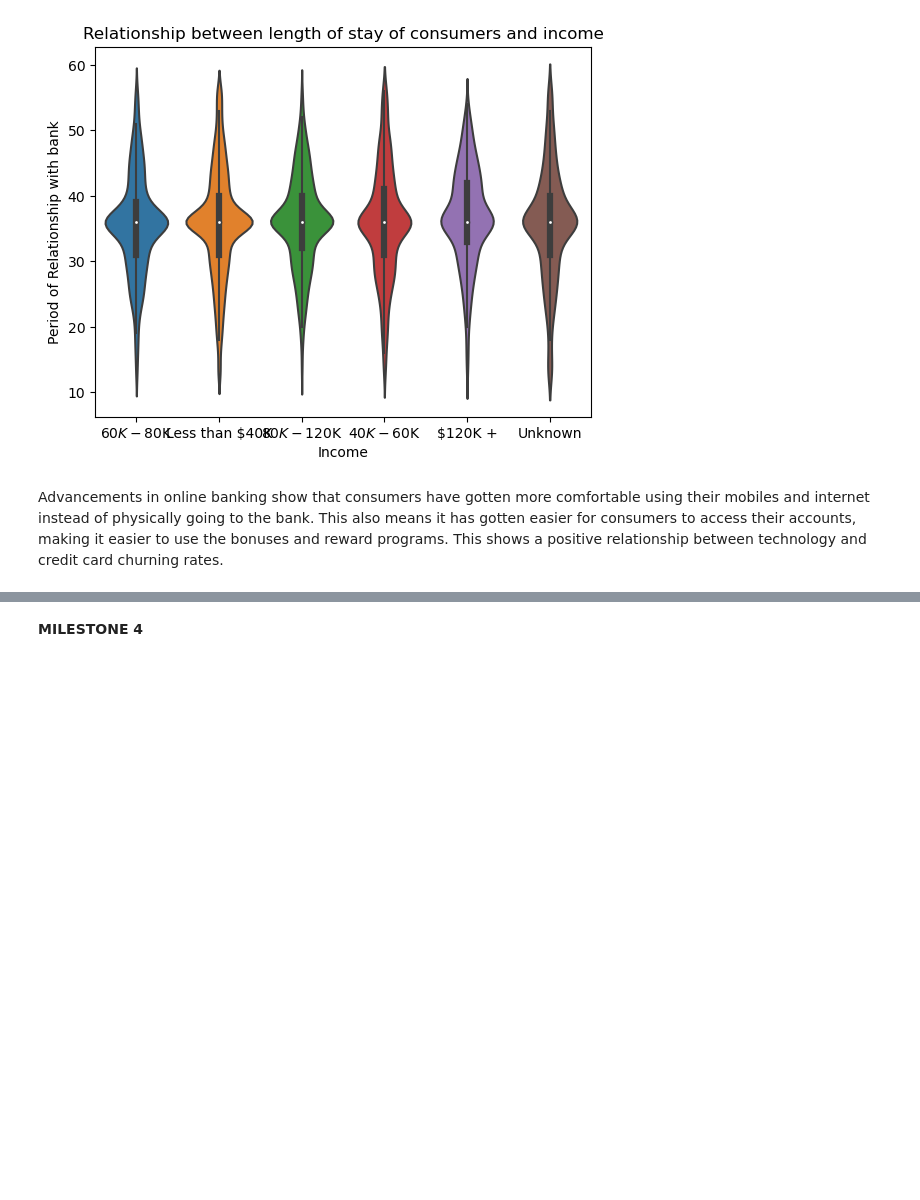
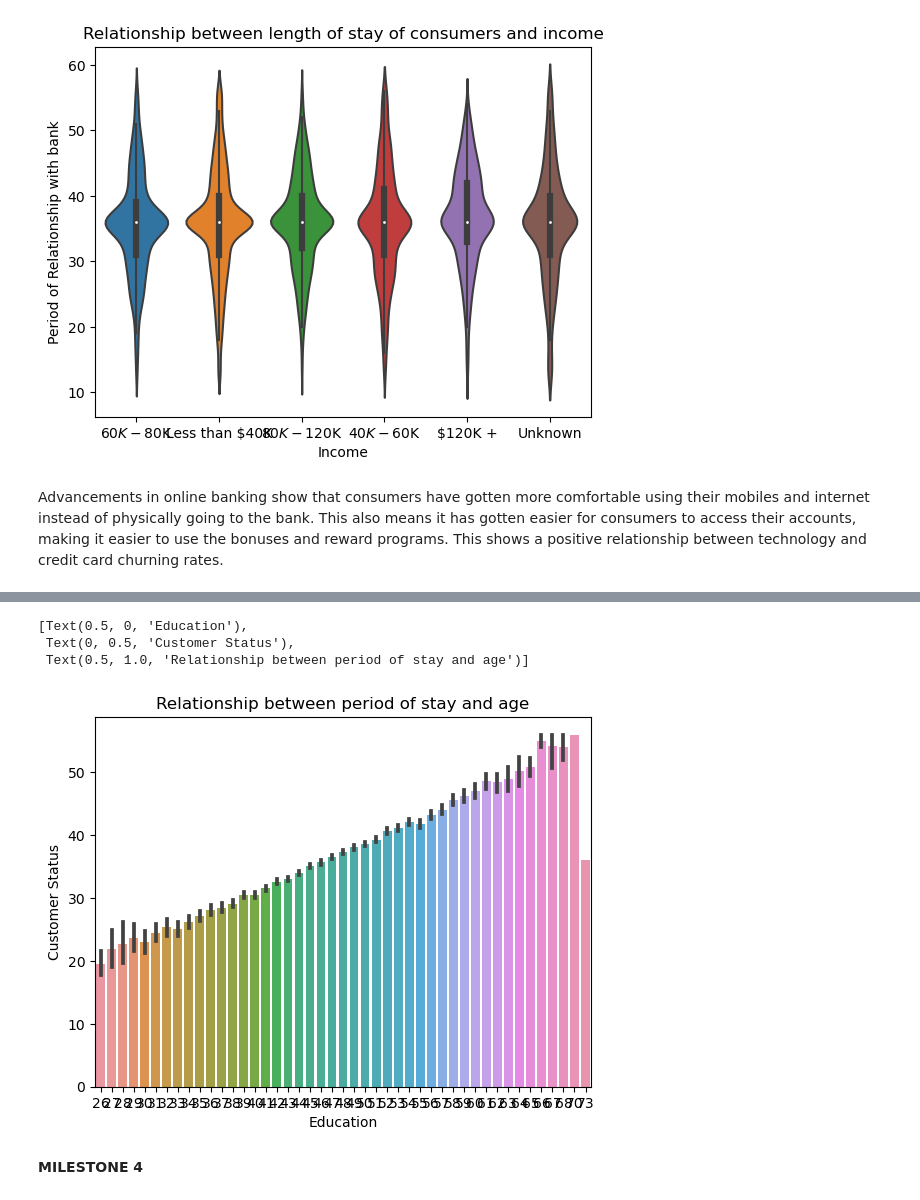
Before and after one commit to ubco-W2022T2-data301/project-group-group-20, a Jupyter notebook: analysis/analysis1.ipynb, the cells around one changed output, grey strips where cells are left out. Cells and saved outputs as stored; diff of their text form; code cells hidden in the pictures; blank space fills up the shorter version.

```diff
--- a/analysis/analysis1.ipynb
+++ b/analysis/analysis1.ipynb
@@ -147,0 +161,10 @@ Advancements in online banking show that consumers have gotten more comfortable
+# %%
+plot5=sns.barplot(x="Customer_Age",y="Months_on_book",data=df)
+plot5.set(xlabel='Education',
+        ylabel='Customer Status',
+        title= "Relationship between period of stay and age")
+# %% [output]
+[Text(0.5, 0, 'Education'),
+ Text(0, 0.5, 'Customer Status'),
+ Text(0.5, 1.0, 'Relationship between period of stay and age')]
+[figure, added]
```
Also changed, not shown: parts of 3 cells of this notebook.
